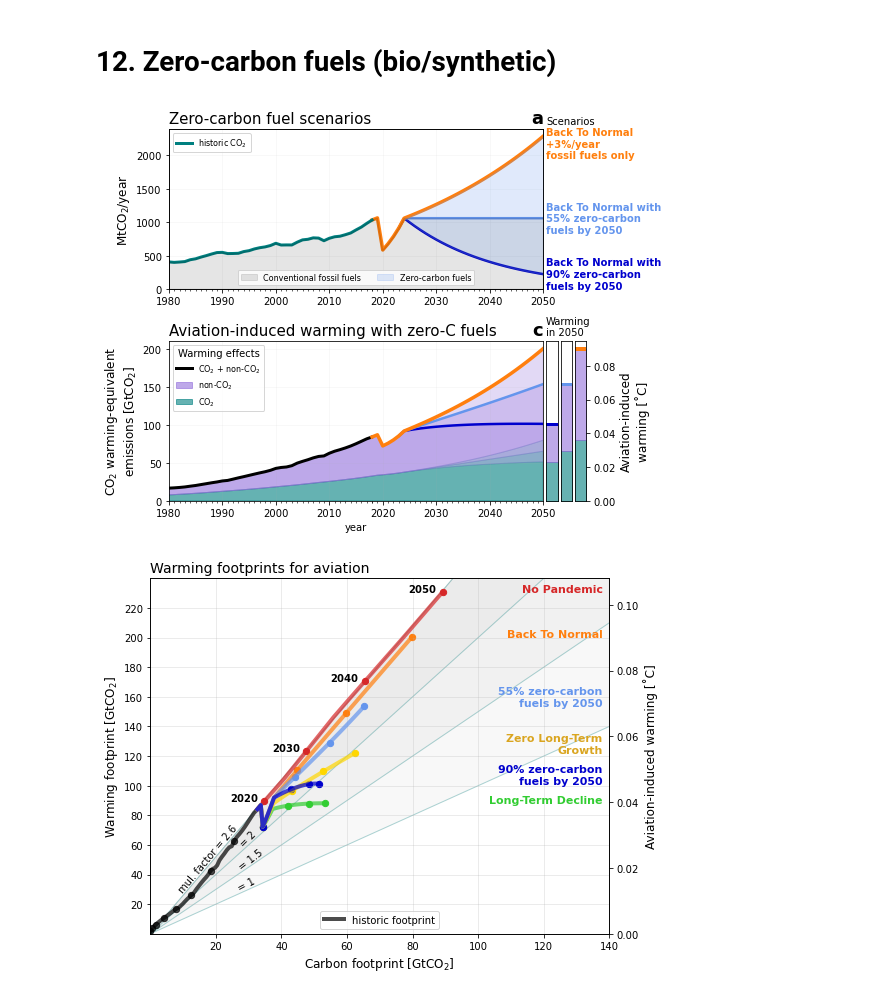
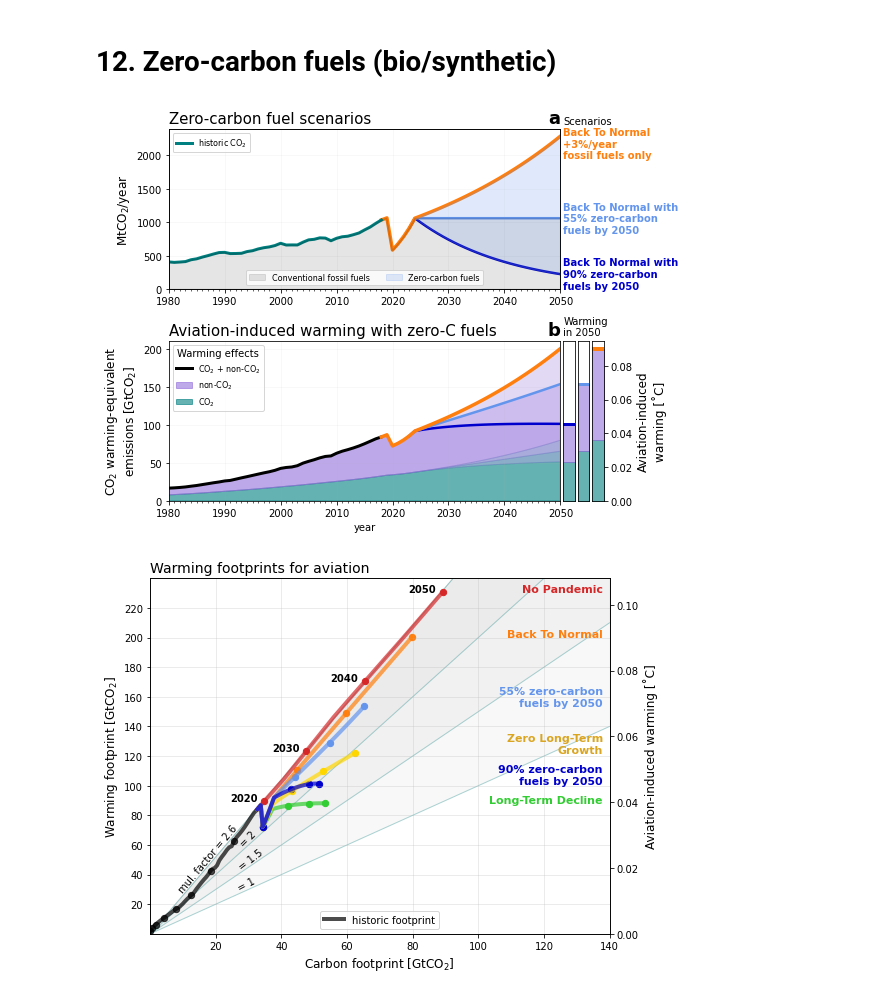
Before and after one commit to milankl/FlyingClimate, a Jupyter notebook: scripts/aviation_warming.ipynb, the cells around one changed output. Cells and saved outputs as stored; diff of their text form; code cells hidden in the pictures.

```diff
--- a/scripts/aviation_warming.ipynb
+++ b/scripts/aviation_warming.ipynb
@@ -351,7 +357,7 @@ plt.tight_layout()
 # load ICAO's CAEP scnearios, column J is the moderate tech improvement scenario
 caep11 = pd.read_csv(path+"data/CAEP11_trends.csv")
 caep_years = np.array(caep11.iloc[4:,0])
-caep_moderate = np.array(caep11.iloc[4:,ABC2index("J")],dtype=np.float)
+caep_moderate = np.array(caep11.iloc[4:,ABC2index("J")],dtype=float)
 # %%
 caep_growth = caep_moderate[1:]/caep_moderate[:-1]
 caep_growth
@@ -380,7 +386,7 @@ dates = [0,]*len(dates_os)
 
 for i in range(len(dates_os)):
     day,month,year = dates_os[i].split("/")
-    dates[i] = datetime.date(np.int(year),np.int(month),np.int(day))
+    dates[i] = datetime.date(int(year),int(month),int(day))
 
 dayssince2019 = np.array([(d-datetime.date(2019,1,1)).days for d in dates])
 
@@ -840,8 +844,8 @@ co2_1765_scenario2[(rcp_years > 1939)*(rcp_years < 2051)] = co2_scenario2/1000*m
 co2_1765_scenario3[(rcp_years > 1939)*(rcp_years < 2051)] = co2_scenario3/1000*mass_ratio
 co2_1765_scenario4[(rcp_years > 1939)*(rcp_years < 2051)] = co2_scenario4/1000*mass_ratio
 
-t2018 = np.int(2018-rcp_years[0])
-t2050 = np.int(2051-rcp_years[0])
+t2018 = int(2018-rcp_years[0])
+t2050 = int(2051-rcp_years[0])
 co2rf_2050_all_scenarios = np.zeros((3,4,t2050-t2018))
 temp_2050_all_scenarios = np.zeros((3,4,t2050-t2018))
 
@@ -919,8 +923,8 @@ cumco2_scenario4 = np.cumsum(co2_scenario4)/1000
 # %%
 fig = plt.figure(figsize=(8,6))
 
-ax1 = fig.add_axes([0,0.55,0.9,0.5])
-ax2 = fig.add_axes([0,0,0.9,0.45])
+ax1 = fig.add_axes([0.08,0.56,0.74,0.37])
+ax2 = fig.add_axes([0.08,0.08,0.74,0.37])
 
 # scenario axes
 pos = ax1.get_position()
@@ -1060,6 +1064,6 @@ for ax in [ax1_s1,ax1_s2,ax1_s3,ax2_s1,ax2_s2,ax2_s3]:
 ax1_s4.set_xticks([])
 ax2_s4.set_xticks([])
 
-# plt.savefig("../plots/emissions_forcing.pdf")
-# plt.savefig("../plots/emissions_forcing.png",dpi=200)
+plt.savefig("../plots/emissions_forcing.pdf")
+plt.savefig("../plots/emissions_forcing.png",dpi=200)
 # %% [output]
@@ -1155,8 +1158,8 @@ co2warm_scenario6 = TCRE*np.cumsum(co2_scenario6)/1000
 # %%
 fig = plt.figure(figsize=(8,6))
 
-ax1 = fig.add_axes([0.11,0.57,0.65,0.37])
-ax3 = fig.add_axes([0.11,0.08,0.65,0.37])
+ax1 = fig.add_axes([0.11,0.57,0.68,0.37])
+ax3 = fig.add_axes([0.11,0.08,0.68,0.37])
 ax2 = ax1.twinx()
 
 # scenario axes
@@ -1182,7 +1185,7 @@ ax1.plot(years,co2,"teal",lw=3,label=r"historic CO$_2$")
 
 ax1.set_title(r"Zero-carbon fuel scenarios",loc="left",fontsize=15)
 ax1.set_title("a",loc="right",fontweight="bold",fontsize=18)
-ax3.set_title("c",loc="right",fontweight="bold",fontsize=18)
+ax3.set_title("b",loc="right",fontweight="bold",fontsize=18)
 
 ax1.set_ylabel(r"MtCO$_2$/year",fontsize=12)
 ax1.set_xlim(1980,2050)
@@ -1249,34 +1252,35 @@ ax3.set_ylabel(r"CO$_2$ warming-equivalent"+"\n"+"emissions [GtCO$_2$]",fontsize
 ax_s3.set_ylabel("Aviation-induced\nwarming [˚C]",fontsize=12)
 ax3.set_xlabel("year",fontsize=10)
 ax1.legend(loc=2,fontsize=8)
 ax2.legend(loc=8,fontsize=8,ncol=2)
 ax3.legend(loc=2,title="Warming effects",fontsize=8)
 
 ax3.set_ylim(0,ax3.get_ylim()[1])
 for ax in [ax_s1,ax_s2,ax_s3]:
     ax.set_ylim(0,TCRE*ax3.get_ylim()[1])
     ax.set_xlim(0,1)
 
 for ax in [ax_s1,ax_s2]:
     ax.set_yticks([])
     ax.set_xticks([])
 
 ax_s3.set_xticks([])
 
 ax1.grid(alpha=0.1)
 ax3.grid(alpha=0.1)
 
 ax1.text(2050.5,ax1.get_ylim()[1]*1.03,"Scenarios")
 ax3.text(2050.5,ax3.get_ylim()[1]*1.035,"Warming\nin 2050")
 ax1.text(2050.5,co2_scenario3[-1]*0.95,"Back To Normal\n+3%/year\nfossil fuels only",color="C1",fontweight="bold",va="center")
 ax1.text(2050.5,co2_scenario5[-1],
          "Back To Normal with \n"+str(int(np.round((1-m5[-1])*20)*5))+"% zero-carbon\nfuels by 2050",color="cornflowerblue",fontweight="bold",va="center")
 ax1.text(2050.5,co2_scenario6[-1],
          "Back To Normal with \n"+str(int(np.round((1-m6[-1])*20)*5))+"% zero-carbon\nfuels by 2050",color="mediumblue",fontweight="bold",va="center");
 
+plt.savefig("../plots/zeroc_fuels_warming.pdf")
 plt.savefig("../plots/zeroc_fuels_warming.png",dpi=200)
 # %% [output]
-[figure, old version]
+[figure, new version]
 # %%
 fig,ax = plt.subplots(1,1,figsize=(8,6))
 
```
Also changed, not shown: parts of 22 cells of this notebook, 14 other files.
